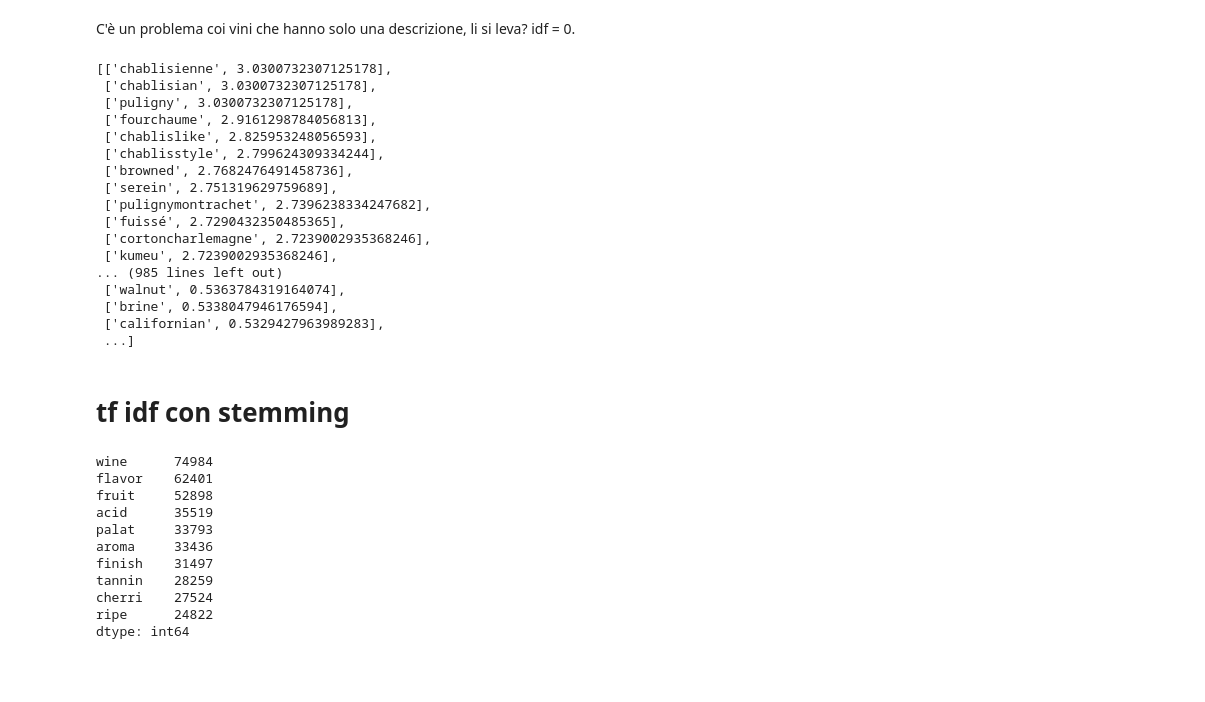
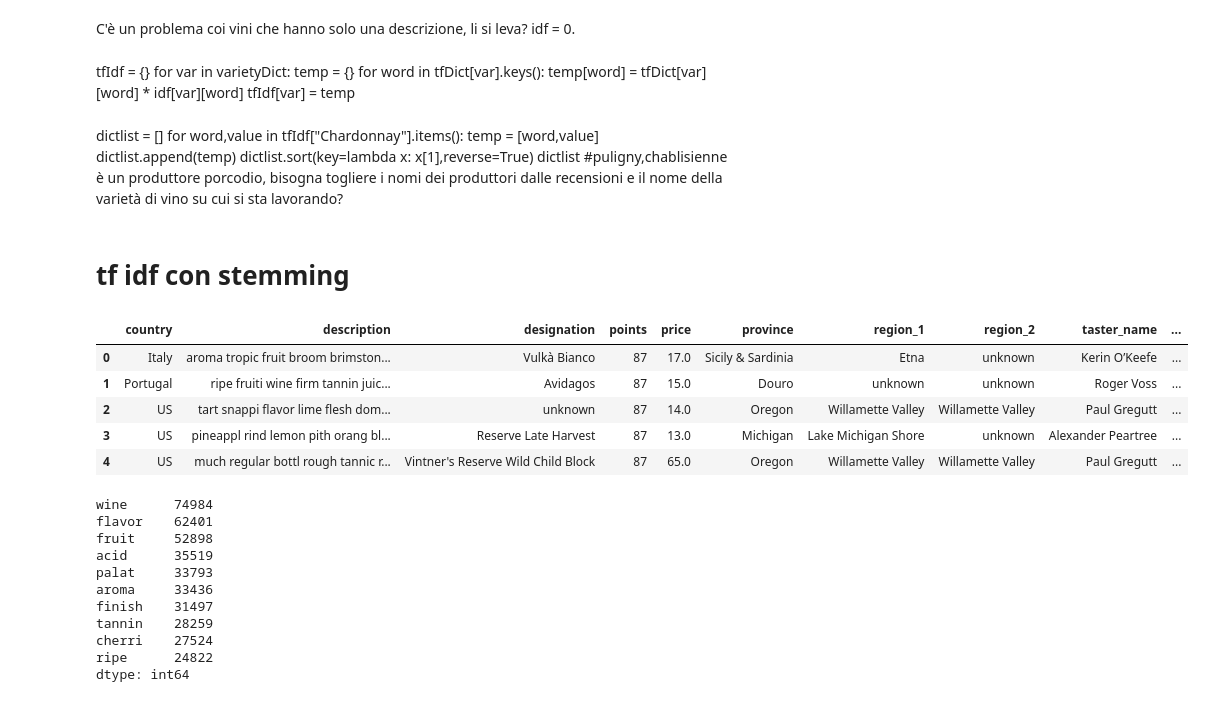
Before and after one commit to Gneur11/bda, a Jupyter notebook: Nlp2.0.ipynb, the cells around one changed output. Saved outputs shown, nothing was run; the diff lists cells and outputs as text; code cells hidden in the pictures; blank space fills up the shorter version.

```diff
--- a/Nlp2.0.ipynb
+++ b/Nlp2.0.ipynb
@@ -196,35 +184,35 @@ for var in varietyDict:
-# %%
-dictlist = []
-for word,value in tfIdf["Chardonnay"].items():
-    temp = [word,value]
-    dictlist.append(temp)
-dictlist.sort(key=lambda x: x[1],reverse=True)
-dictlist
-#puligny,chablisienne è un produttore porcodio, bisogna togliere i nomi dei produttori dalle recensioni e il nome della varietà di vino su cui si sta lavorando?
-# %% [output]
-[['chablisienne', 3.0300732307125178],
- ['chablisian', 3.0300732307125178],
- ['puligny', 3.0300732307125178],
- ['fourchaume', 2.9161298784056813],
- ['chablislike', 2.825953248056593],
- ['chablisstyle', 2.799624309334244],
- ['browned', 2.7682476491458736],
- ['serein', 2.751319629759689],
- ['pulignymontrachet', 2.7396238334247682],
- ['fuissé', 2.7290432350485365],
- ['cortoncharlemagne', 2.7239002935368246],
- ['kumeu', 2.7239002935368246],
-... (985 lines left out)
- ['walnut', 0.5363784319164074],
- ['brine', 0.5338047946176594],
- ['californian', 0.5329427963989283],
- ...]
+# %% [markdown]
+tfIdf = {}
+for var in varietyDict:
+    temp = {}
+    for word in tfDict[var].keys():
+        temp[word] = tfDict[var][word] * idf[var][word]
+    tfIdf[var] = temp
+# %% [markdown]
+dictlist = []
+for word,value in tfIdf["Chardonnay"].items():
+    temp = [word,value]
+    dictlist.append(temp)
+dictlist.sort(key=lambda x: x[1],reverse=True)
+dictlist
+#puligny,chablisienne è un produttore porcodio, bisogna togliere i nomi dei produttori dalle recensioni e il nome della varietà di vino su cui si sta lavorando?
 # %% [markdown]
 # tf idf con stemming
 # %%
 data = pd.read_csv("stemmed.csv")
 #remove punctuation
 data['description'] = data['description'].str.replace('[^\w\s]','')
+# %%
+data["word_count"] = data["description"].apply(lambda x: len(str(x).split(" ")))
+data = data[data["word_count"] >= 3]
+data.head()
+# %% [output]
+|  | country | description | designation | points | price | province | region_1 | region_2 | taster_name | ... |
+| 0 | Italy | aroma tropic fruit broom brimston... | Vulkà Bianco | 87 | 17.0 | Sicily & Sardinia | Etna | unknown | Kerin O’Keefe | ... |
+| 1 | Portugal | ripe fruiti wine firm tannin juic... | Avidagos | 87 | 15.0 | Douro | unknown | unknown | Roger Voss | ... |
+| 2 | US | tart snappi flavor lime flesh dom... | unknown | 87 | 14.0 | Oregon | Willamette Valley | Willamette Valley | Paul Gregutt | ... |
+| 3 | US | pineappl rind lemon pith orang bl... | Reserve Late Harvest | 87 | 13.0 | Michigan | Lake Michigan Shore | unknown | Alexander Peartree | ... |
+| 4 | US | much regular bottl rough tannic r... | Vintner's Reserve Wild Child Block | 87 | 65.0 | Oregon | Willamette Valley | Willamette Valley | Paul Gregutt | ... |
 # %%
 #remove most frequent words, not influent bcs very frequent
 freq = pd.Series(' '.join(data['description']).split()).value_counts()[:10]
```
Also changed, not shown: parts of 28 cells of this notebook, 1 other file.
